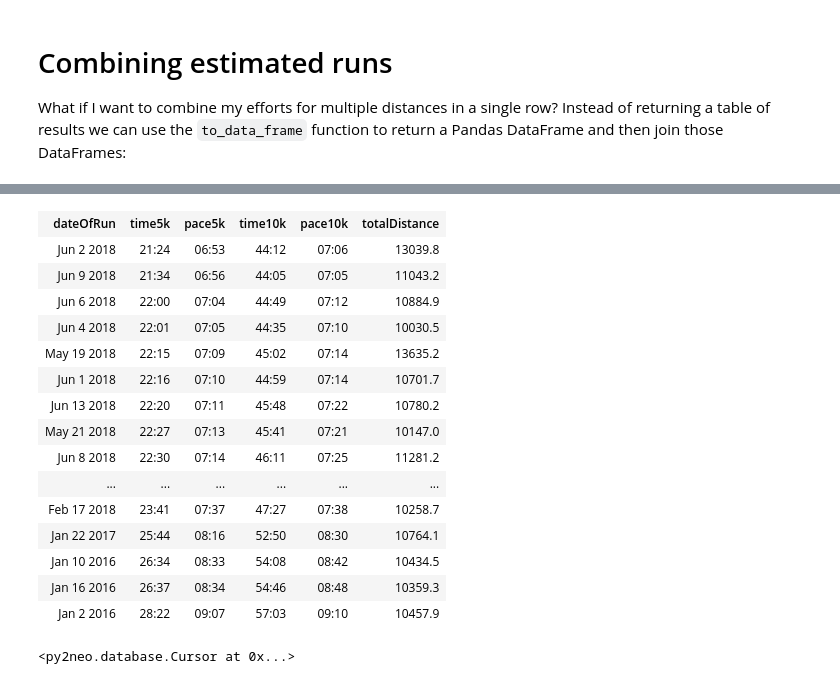
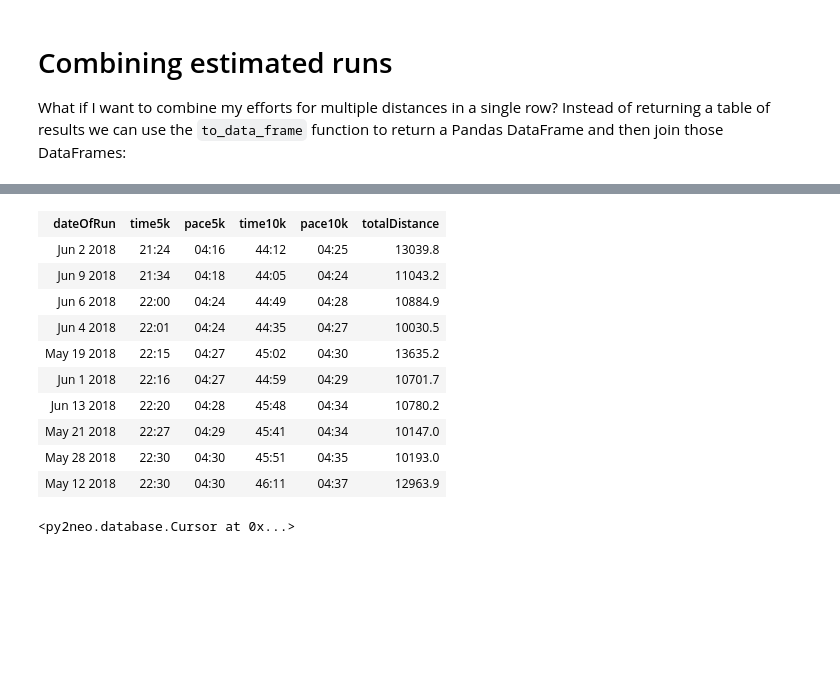
Before and after one commit to mneedham/strava, a Jupyter notebook: Strava.ipynb, the cells around one changed output, grey strips where cells are left out. Cells and saved outputs as stored; diff of their text form; code cells hidden in the pictures; blank space fills up the shorter version.

```diff
--- a/Strava.ipynb
+++ b/Strava.ipynb
@@ -81,14 +90,14 @@ WITH r.startDate.year AS year, collect(r)[0] AS longestRun
 
 WITH year,
      longestRun { .id, .startDate, .name, .movingTime, .distance,
-                  pace: duration({seconds: longestRun.movingTime.seconds / longestRun.distance * 1609.34})
+                  pace: duration({seconds: longestRun.movingTime.seconds / longestRun.distance * 1000})
                 }
 RETURN year,
        longestRun.name,
        apoc.date.format(longestRun.startDate.epochSeconds, 's', 'MMM d yyyy') AS dateOfRun,
        longestRun.distance,
        apoc.date.format(longestRun.movingTime.milliseconds, 'ms', 'HH:mm:ss') AS time,
-       apoc.date.format(longestRun.pace.milliseconds, "ms", "mm:ss") AS overallPace
+       apoc.date.format(longestRun.pace.milliseconds, "ms", "mm:ss") AS pacePerKm
 ORDER BY year
 """).to_table()
 # %% [output]
@@ -135,21 +161,24 @@ estimated_effort_query = """\
 MATCH (distance:Distance {name: {distance}})<-[:DISTANCE]-(effort)<-[:DISTANCE_EFFORT]-(run)
 
 WITH run { .id, .startDate, .distance,
-           pace: duration({seconds: run.elapsedTime.seconds / run.distance * 1609.34})
+           pace: duration({seconds: run.elapsedTime.seconds / run.distance * 1000})
          },
      effort { .elapsedTime,
-              pace: duration({seconds: effort.elapsedTime.seconds / distance.distance * 1609.34  })
+              pace: duration({seconds: effort.elapsedTime.seconds / distance.distance * 1000  })
             }
 
 RETURN run.id,
        apoc.date.format(run.startDate.epochSeconds, 's', 'MMM d yyyy') AS dateOfRun,
        apoc.date.format(effort.elapsedTime.milliseconds, 'ms', 'mm:ss') AS time,
-       apoc.date.format(effort.pace.milliseconds, "ms", "mm:ss") AS pace,
-       apoc.date.format(run.pace.milliseconds, "ms", "mm:ss") AS overallPace,
-       run.distance AS totalDistance
+       apoc.date.format(effort.pace.milliseconds, "ms", "mm:ss") AS pacePerKm,
+       apoc.math.round(toFloat(effort.pace.seconds) / 60, 2) AS pacePerKmFloat,
+       apoc.date.format(run.pace.milliseconds, "ms", "mm:ss") AS overallPacePerKm,
+       run.distance AS totalDistance,
+       run.startDate AS startDate
 ORDER BY effort.elapsedTime
 LIMIT {limit}
 """
 
-graph.run(estimated_effort_query, {"distance": "10k", "limit": 10}).to_table()
+df_10k = graph.run(estimated_effort_query, {"distance": "10k", "limit": 1000}).to_data_frame()
+df_10k.head(10)
 # %% [output]
@@ -275,46 +330,42 @@ df_2mile_10k.sort_values(by=['time_x']).head(10)
 # %%
 multiple_efforts_query = """\
-MATCH (distance10k:Distance {name: {distance1}})<-[:DISTANCE]-(effort10k)<-[:DISTANCE_EFFORT]-(run),
-      (distance5k:Distance {name: {distance2}})<-[:DISTANCE]-(effort5k)<-[:DISTANCE_EFFORT]-(run)
+MATCH (d10k:Distance {name: {distance1}})<-[:DISTANCE]-(e10k)<-[:DISTANCE_EFFORT]-(run),
+      (d5k:Distance {name: {distance2}})<-[:DISTANCE]-(e5k)<-[:DISTANCE_EFFORT]-(run)
 
 WITH run { .id, .startDate, .distance,
            pace: duration({seconds: run.elapsedTime.seconds / run.distance * 1609.34})
          },
-     effort10k { .elapsedTime,
-              pace: duration({seconds: effort10k.elapsedTime.seconds / distance10k.distance * 1609.34  })
+     e10k { .elapsedTime,
+              pace: duration({seconds: e10k.elapsedTime.seconds / d10k.distance * 1000  })
             },
-     effort5k { .elapsedTime,
-              pace: duration({seconds: effort5k.elapsedTime.seconds / distance5k.distance * 1609.34  })
+     e5k { .elapsedTime,
+              pace: duration({seconds: e5k.elapsedTime.seconds / d5k.distance * 1000  })
             }
 
 RETURN apoc.date.format(run.startDate.epochSeconds, 's', 'MMM d yyyy') AS dateOfRun,
-       apoc.date.format(effort5k.elapsedTime.milliseconds, 'ms', 'mm:ss') AS time5k,
-       apoc.date.format(effort5k.pace.milliseconds, "ms", "mm:ss") AS pace5k,
-apoc.date.format(effort10k.elapsedTime.milliseconds, 'ms', 'mm:ss') AS time10k,
+       apoc.date.format(e5k.elapsedTime.milliseconds, 'ms', 'mm:ss') AS time5k,
+       apoc.date.format(e5k.pace.milliseconds, "ms", "mm:ss") AS pace5k,
+apoc.date.format(e10k.elapsedTime.milliseconds, 'ms', 'mm:ss') AS time10k,
 
-       apoc.date.format(effort10k.pace.milliseconds, "ms", "mm:ss") AS pace10k,
+       apoc.date.format(e10k.pace.milliseconds, "ms", "mm:ss") AS pace10k,
        run.distance AS totalDistance
-ORDER BY effort5k.pace
+ORDER BY e5k.pace
+LIMIT 10
 """
 
 graph.run(multiple_efforts_query, {"distance1": "10k", "distance2": "5k"}).to_table()
 # %% [output]
 | dateOfRun | time5k | pace5k | time10k | pace10k | totalDistance |
-| Jun 2 2018 | 21:24 | 06:53 | 44:12 | 07:06 | 13039.8 |
-| Jun 9 2018 | 21:34 | 06:56 | 44:05 | 07:05 | 11043.2 |
-| Jun 6 2018 | 22:00 | 07:04 | 44:49 | 07:12 | 10884.9 |
-| Jun 4 2018 | 22:01 | 07:05 | 44:35 | 07:10 | 10030.5 |
-| May 19 2018 | 22:15 | 07:09 | 45:02 | 07:14 | 13635.2 |
-| Jun 1 2018 | 22:16 | 07:10 | 44:59 | 07:14 | 10701.7 |
-| Jun 13 2018 | 22:20 | 07:11 | 45:48 | 07:22 | 10780.2 |
-| May 21 2018 | 22:27 | 07:13 | 45:41 | 07:21 | 10147.0 |
-| Jun 8 2018 | 22:30 | 07:14 | 46:11 | 07:25 | 11281.2 |
-| ... | ... | ... | ... | ... | ... |
-| Feb 17 2018 | 23:41 | 07:37 | 47:27 | 07:38 | 10258.7 |
-| Jan 22 2017 | 25:44 | 08:16 | 52:50 | 08:30 | 10764.1 |
-| Jan 10 2016 | 26:34 | 08:33 | 54:08 | 08:42 | 10434.5 |
-| Jan 16 2016 | 26:37 | 08:34 | 54:46 | 08:48 | 10359.3 |
-| Jan 2 2016 | 28:22 | 09:07 | 57:03 | 09:10 | 10457.9 |
+| Jun 2 2018 | 21:24 | 04:16 | 44:12 | 04:25 | 13039.8 |
+| Jun 9 2018 | 21:34 | 04:18 | 44:05 | 04:24 | 11043.2 |
+| Jun 6 2018 | 22:00 | 04:24 | 44:49 | 04:28 | 10884.9 |
+| Jun 4 2018 | 22:01 | 04:24 | 44:35 | 04:27 | 10030.5 |
+| May 19 2018 | 22:15 | 04:27 | 45:02 | 04:30 | 13635.2 |
+| Jun 1 2018 | 22:16 | 04:27 | 44:59 | 04:29 | 10701.7 |
+| Jun 13 2018 | 22:20 | 04:28 | 45:48 | 04:34 | 10780.2 |
+| May 21 2018 | 22:27 | 04:29 | 45:41 | 04:34 | 10147.0 |
+| May 28 2018 | 22:30 | 04:30 | 45:51 | 04:35 | 10193.0 |
+| May 12 2018 | 22:30 | 04:30 | 46:11 | 04:37 | 12963.9 |
 # %%
 graph.run("MATCH (r:Run) RETURN r {.id, .name} LIMIT 2", {"distance1": "10k", "distance2": "5k"})
 # %% [output]
```
Also changed, not shown: parts of 20 cells of this notebook, 2 other files.
